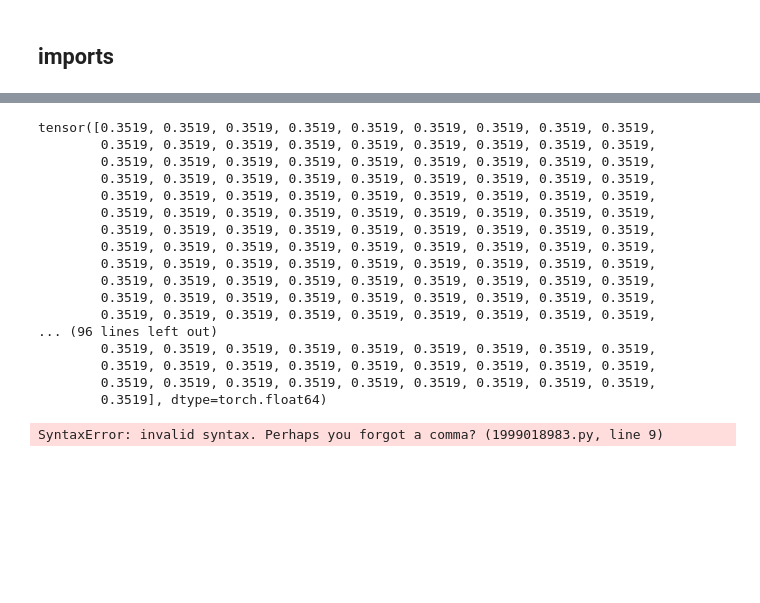
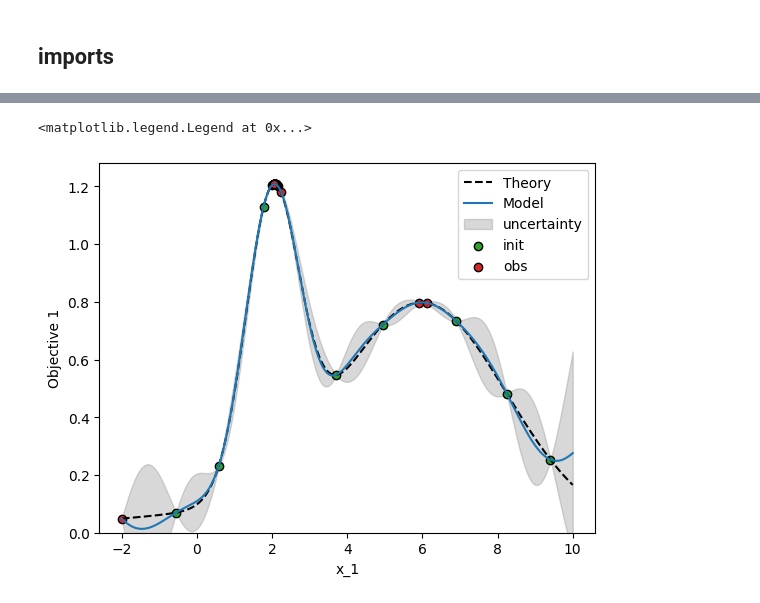
Before and after one commit to SemionTche/laplace_opt, a Jupyter notebook: examples/1i_1o.ipynb, the cells around one changed output, grey strips where cells are left out. Drawn from its saved outputs; the diff is of its cells as text; code cells hidden in the pictures; blank space fills up the shorter version.

```diff
--- a/examples/1i_1o.ipynb
+++ b/examples/1i_1o.ipynb
@@ -168,4 +171,11 @@ Observation added: x=[5.988284111022949, 4.0], y=[0.7977082133293152], shot_numb
 # %%
 X_grid = torch.stack([X1, X2], dim=-1)
 X_grid = X_grid.squeeze(1)
-post = pa.get_posterior(ctx=ctx, x_physical=X_grid)
+post_dict, mean_dict, std_dict = pa.get_posterior(      # get_posterior is returning three dictionaries of posteriors, means and stds
+    ctx=ctx,                                            # the dictionary contains the relevant features for each objective
+    x_physical=X_grid
+)
+
+# since we only have one objective we can simply play with it directly
+mean = mean_dict["ElectronCharge"]
+std = std_dict["ElectronCharge"]
@@ -204,40 +182,47 @@ post["posterior"], post["mean"]
-# %%
-post["mean"][0]
-# %% [output]
-tensor([0.3519, 0.3519, 0.3519, 0.3519, 0.3519, 0.3519, 0.3519, 0.3519, 0.3519,
-        0.3519, 0.3519, 0.3519, 0.3519, 0.3519, 0.3519, 0.3519, 0.3519, 0.3519,
-        0.3519, 0.3519, 0.3519, 0.3519, 0.3519, 0.3519, 0.3519, 0.3519, 0.3519,
-        0.3519, 0.3519, 0.3519, 0.3519, 0.3519, 0.3519, 0.3519, 0.3519, 0.3519,
-        0.3519, 0.3519, 0.3519, 0.3519, 0.3519, 0.3519, 0.3519, 0.3519, 0.3519,
-        0.3519, 0.3519, 0.3519, 0.3519, 0.3519, 0.3519, 0.3519, 0.3519, 0.3519,
-        0.3519, 0.3519, 0.3519, 0.3519, 0.3519, 0.3519, 0.3519, 0.3519, 0.3519,
-        0.3519, 0.3519, 0.3519, 0.3519, 0.3519, 0.3519, 0.3519, 0.3519, 0.3519,
-        0.3519, 0.3519, 0.3519, 0.3519, 0.3519, 0.3519, 0.3519, 0.3519, 0.3519,
-        0.3519, 0.3519, 0.3519, 0.3519, 0.3519, 0.3519, 0.3519, 0.3519, 0.3519,
-        0.3519, 0.3519, 0.3519, 0.3519, 0.3519, 0.3519, 0.3519, 0.3519, 0.3519,
-        0.3519, 0.3519, 0.3519, 0.3519, 0.3519, 0.3519, 0.3519, 0.3519, 0.3519,
-... (96 lines left out)
-        0.3519, 0.3519, 0.3519, 0.3519, 0.3519, 0.3519, 0.3519, 0.3519, 0.3519,
-        0.3519, 0.3519, 0.3519, 0.3519, 0.3519, 0.3519, 0.3519, 0.3519, 0.3519,
-        0.3519, 0.3519, 0.3519, 0.3519, 0.3519, 0.3519, 0.3519, 0.3519, 0.3519,
-        0.3519], dtype=torch.float64)
 # %%
 fig, ax1 = plt.subplots(1, 1)
 
 # theory
 ax1.plot(x1, obj1, label="Theory", color="k", ls="--")
-ax1.set_ylim(0)
 
 # model
-ax1.plot(X_grid[:, 0], post["mean"][0], color="tab:blue", label="Model")
-ax1.fill_between(X_grid[:, 0], post["mean"][0] + 1.96 post["std"][0], post["mean"][0] - 1.96 post["std"][0], color="grey", label="uncertainty")
+x_plot = X_grid[:, 0]
+uppder_confidence = mean + 1.96 * std
+lower_confidence = mean - 1.96 * std
+
+ax1.plot(x_plot, mean, color="tab:blue", label="Model")
+
+ax1.fill_between(
+    x_plot,
+    uppder_confidence,
+    lower_confidence,
+    alpha=0.3,
+    color="grey",
+    label="uncertainty"
+)
 
 # init
-ax1.scatter(ctx_init.X_physical[:, 0], ctx_init.Y_physical, label="init", color="tab:green", edgecolor="black")
-ax1.legend()
+ax1.scatter(
+    ctx_init.X_physical[:, 0],
+    ctx_init.Y_physical,
+    label="init",
+    color="tab:green",
+    edgecolor="black"
+)
 
 # obs
-ax1.scatter(ctx_obs.X_obs[:, 0], ctx_obs.Y_obs, label="obs", color="tab:red", edgecolor="black")
+ax1.scatter(
+    ctx_opt.X_opt[:, 0],
+    ctx_opt.Y_opt,
+    label="obs",
+    color="tab:red",
+    edgecolor="black"
+)
+
+ax1.set_ylim(0)
+ax1.set_xlabel(r"x_1")
+ax1.set_ylabel(r"Objective 1")
 ax1.legend()
 # %% [output]
-SyntaxError: invalid syntax. Perhaps you forgot a comma? (1999018983.py, line 9)
+<matplotlib.legend.Legend at 0x...>
+[figure, added]
```
Also changed, not shown: parts of 29 cells of this notebook, 5 other files.
